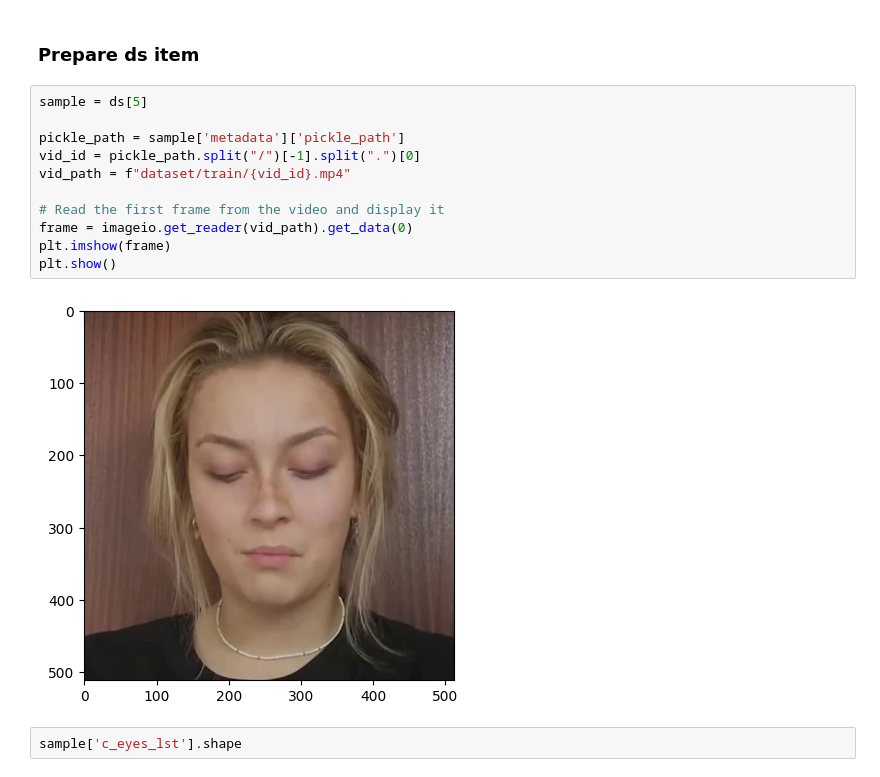
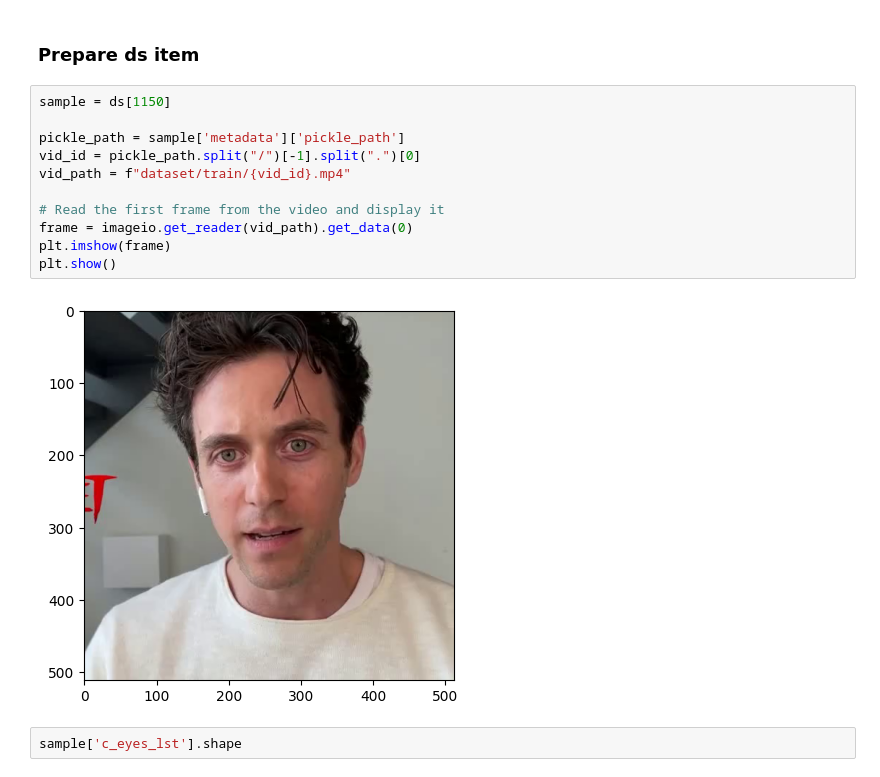
Before and after one commit to xabirizar9/liveportrait-tokenizer, a Jupyter notebook: reconstruct_motions.ipynb, the cells around one changed output. Drawn from its saved outputs; the diff is of its cells as text.

```diff
--- a/reconstruct_motions.ipynb
+++ b/reconstruct_motions.ipynb
@@ -200,18 +203,18 @@ EXP - Number of frames: 254, Keypoints: 21, Dimensions: 3
 # %% [markdown]
 ### Prepare ds item
 # %%
-sample = ds[5]
+sample = ds[1150]
 
 pickle_path = sample['metadata']['pickle_path']
 vid_id = pickle_path.split("/")[-1].split(".")[0]
 vid_path = f"dataset/train/{vid_id}.mp4"
 
 # Read the first frame from the video and display it
 frame = imageio.get_reader(vid_path).get_data(0)
 plt.imshow(frame)
 plt.show()
 # %% [output]
-[figure, old version]
+[figure, new version]
 # %%
 sample['c_eyes_lst'].shape
 # %% [output]
```
Also changed, not shown: parts of 12 cells of this notebook, 20 other files.
